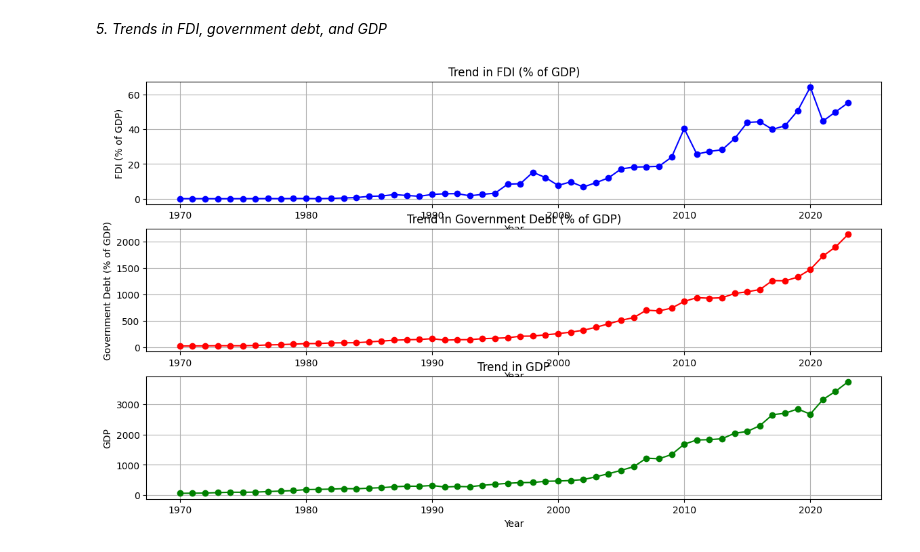
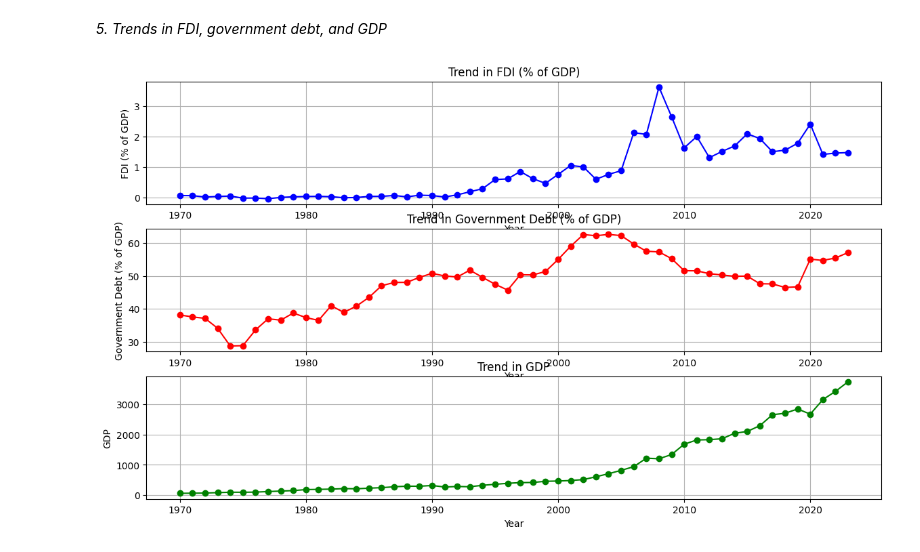
Before and after one commit to notadithyabhat/python_for_analytics_project, a Jupyter notebook: Step2-EDA.ipynb, the cells around one changed output. Saved outputs shown, nothing was run; the diff lists cells and outputs as text; code cells hidden in the pictures.

Commit message:
added inferences to EDA and replaced data source

```diff
--- a/Step2-EDA.ipynb
+++ b/Step2-EDA.ipynb
@@ -1,4 +1,4 @@
 # %%
 import pandas as pd
 
-df = pd.read_csv("FDI_Dataset_Modified.csv")
+df = pd.read_csv("data3.csv")
@@ -126,29 +117,29 @@ plt.show()
 # %%
 # Plot trends for FDI, government debt, and GDP
 plt.figure(figsize=(14, 8))
 
 # FDI trend
 plt.subplot(3, 1, 1)
-plt.plot(df['year'], df['FDI'], marker='o', color='blue')
+plt.plot(df['year'], df['FDI in % of GDP'], marker='o', color='blue')
 plt.title('Trend in FDI (% of GDP)')
 plt.xlabel('Year')
 plt.ylabel('FDI (% of GDP)')
 plt.grid(True)
 
 # Government debt trend
 plt.subplot(3, 1, 2)
-plt.plot(df['year'], df['govt debt'], marker='o', color='red')
+plt.plot(df['year'], df['govt debt in % of GDP'], marker='o', color='red')
 plt.title('Trend in Government Debt (% of GDP)')
 plt.xlabel('Year')
 plt.ylabel('Government Debt (% of GDP)')
 plt.grid(True)
 
 # GDP trend
 plt.subplot(3, 1, 3)
 plt.plot(df['year'], df['GDP'], marker='o', color='green')
 plt.title('Trend in GDP')
 plt.xlabel('Year')
 plt.ylabel('GDP')
 plt.grid(True)
 # %% [output]
-[figure, old version]
+[figure, new version]
```
Also changed, not shown: parts of 11 cells of this notebook.
